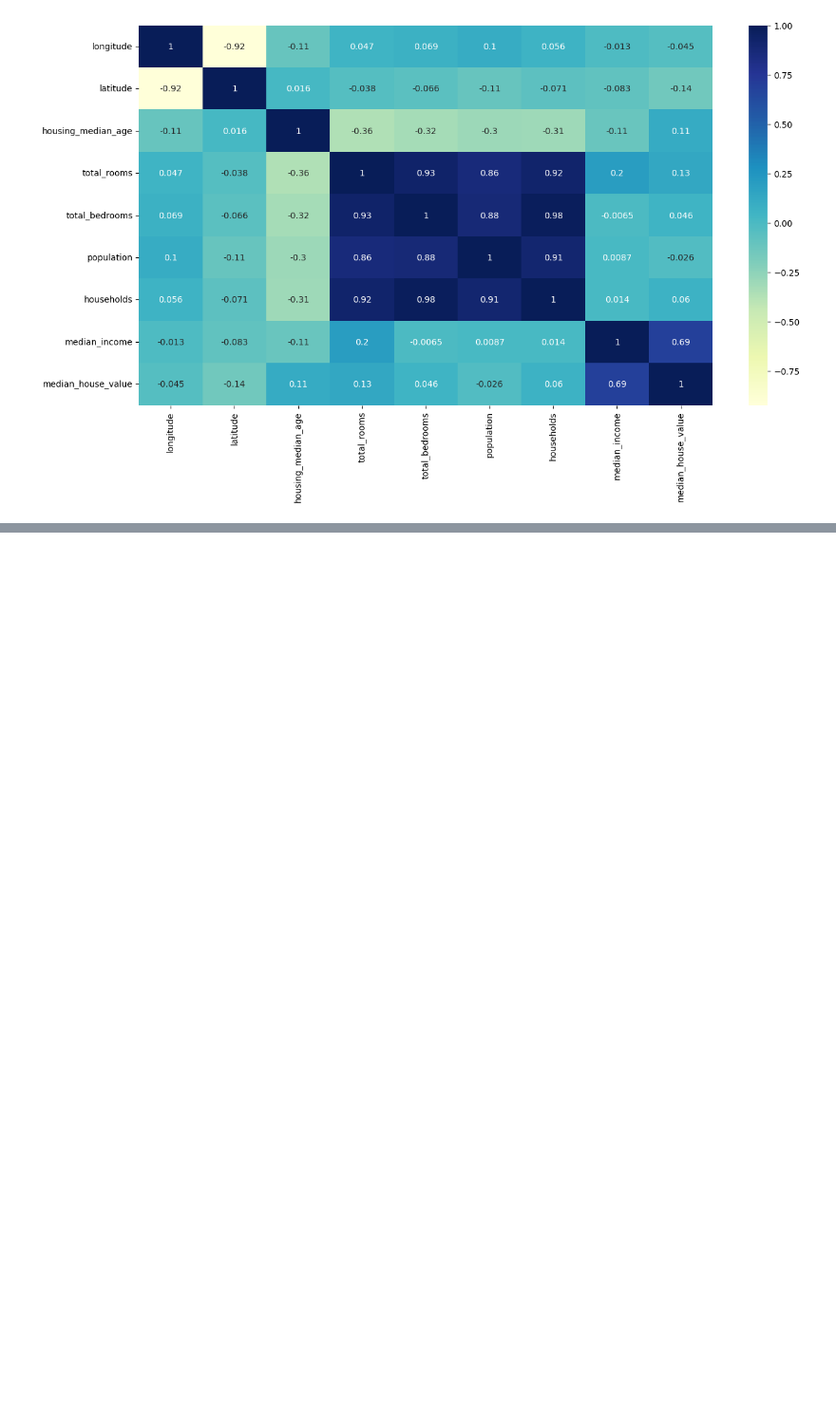
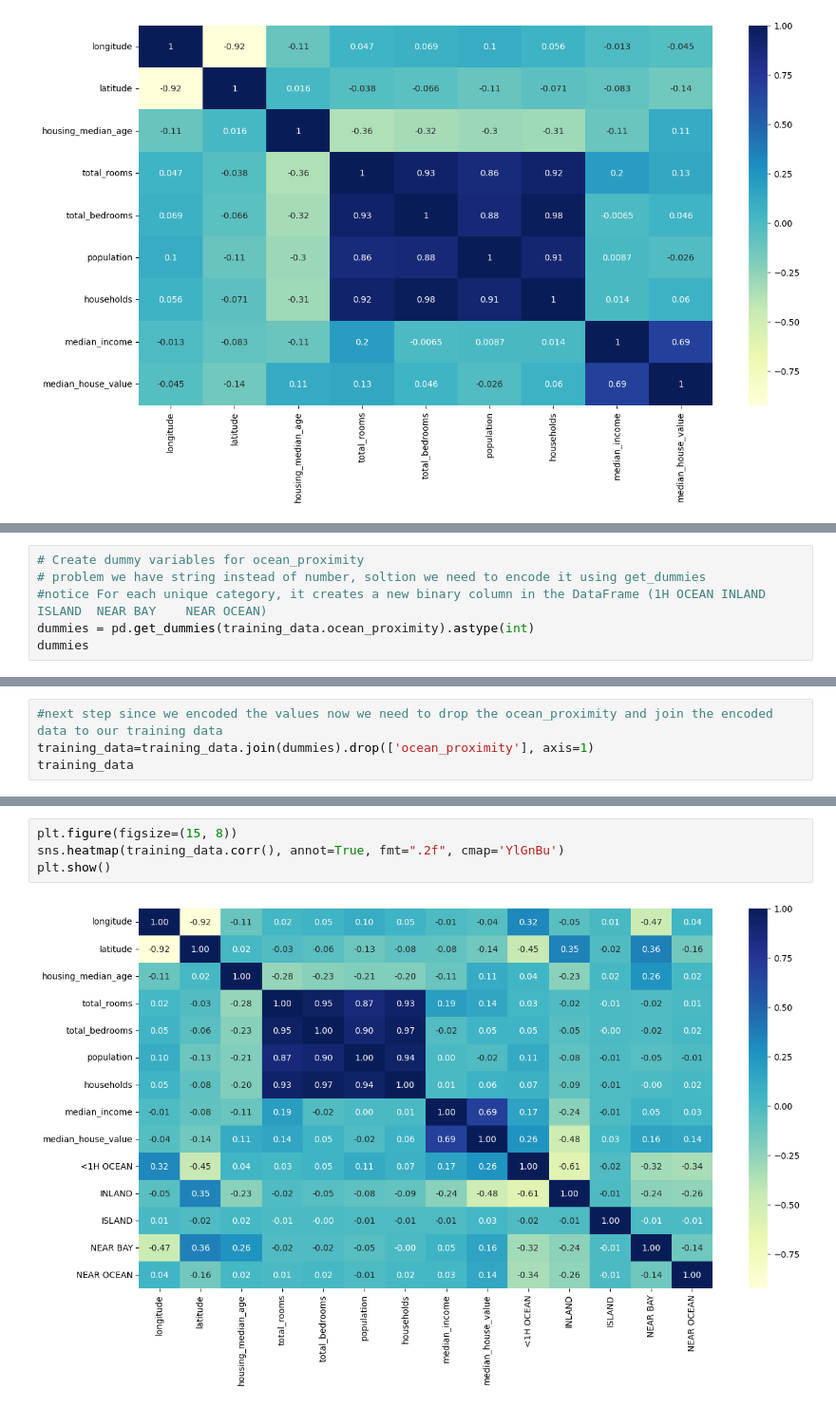
Before and after one commit to grepit/house_price_prediction, a Jupyter notebook: house_price_prediction.ipynb, the cells around one changed output, grey strips where cells are left out. Shown at 95% size. Cells and saved outputs as stored; diff of their text form; blank space fills up the shorter version.

```diff
--- a/house_price_prediction.ipynb
+++ b/house_price_prediction.ipynb
@@ -127,0 +185,6 @@ plt.show()
+# %%
+# Create dummy variables for ocean_proximity
+# problem we have string instead of number, soltion we need to encode it using get_dummies
+#notice For each unique category, it creates a new binary column in the DataFrame (1H OCEAN	INLAND	ISLAND	NEAR BAY	NEAR OCEAN)
+dummies = pd.get_dummies(training_data.ocean_proximity).astype(int)
+dummies
@@ -127,0 +205,4 @@ plt.show()
+# %%
+#next step since we encoded the values now we need to drop the ocean_proximity and join the encoded data to our training data
+training_data=training_data.join(dummies).drop(['ocean_proximity'], axis=1)
+training_data
@@ -127,0 +223,6 @@ plt.show()
+# %%
+plt.figure(figsize=(15, 8))
+sns.heatmap(training_data.corr(), annot=True, fmt=".2f", cmap='YlGnBu')
+plt.show()
+# %% [output]
+[figure, added]
```
Also changed, not shown: parts of 10 cells of this notebook.
